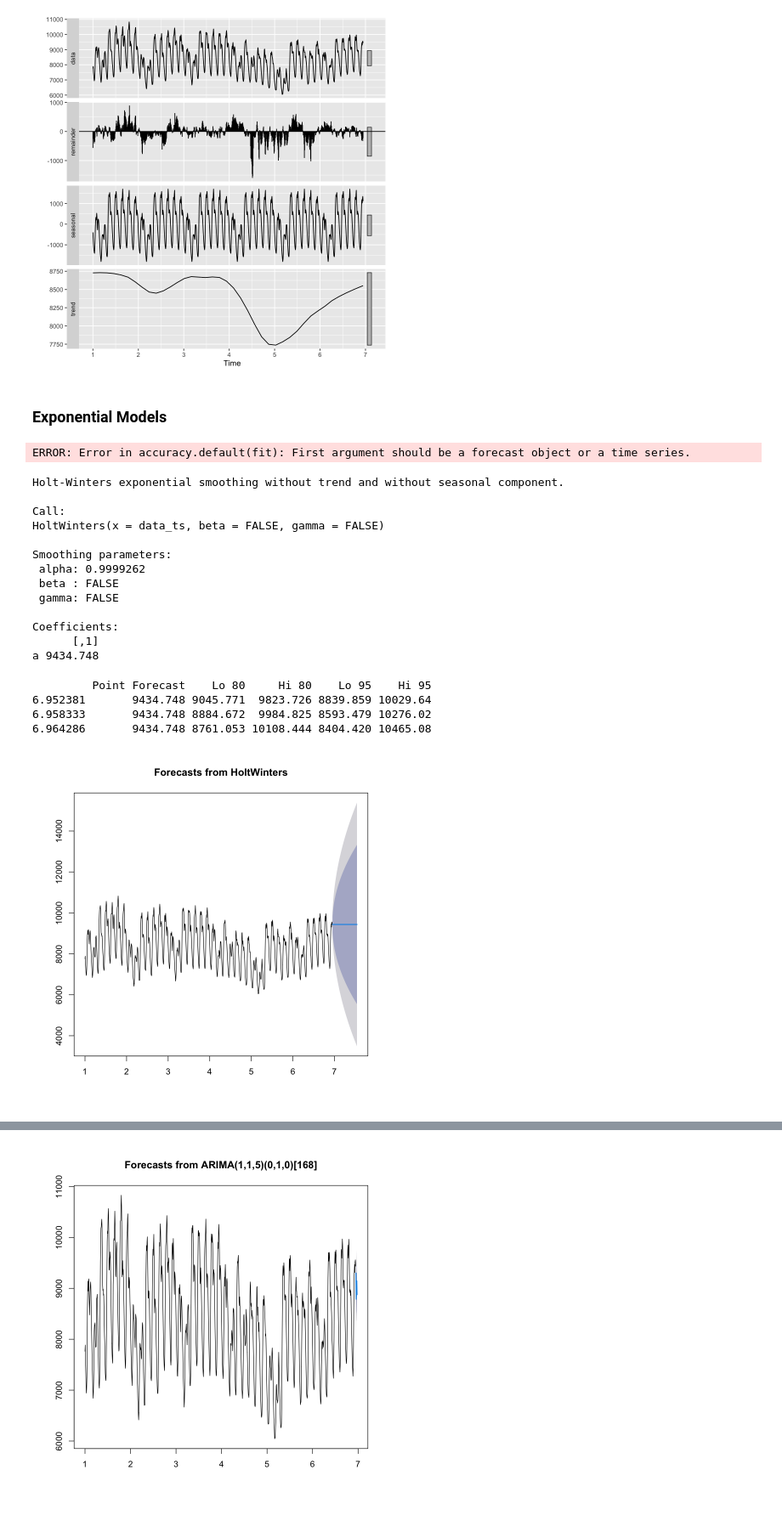
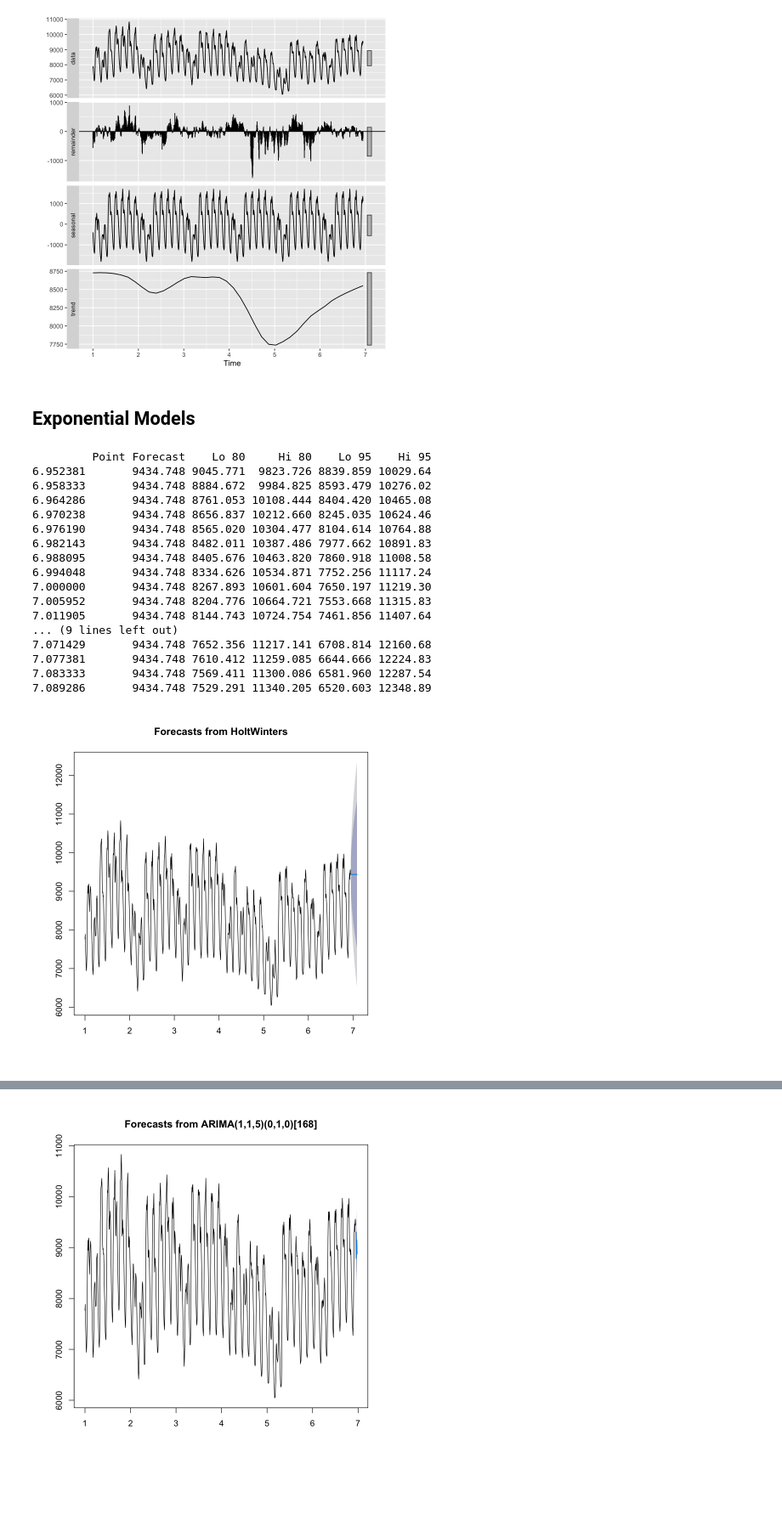
Before and after one commit to emmandecena/jpbook, a Jupyter notebook: book/docs/electricitymarkets/demand.ipynb, the cells around one changed output, grey strips where cells are left out. Shown at 85% size. Saved outputs shown, nothing was run; the diff lists cells and outputs as text; code cells hidden in the pictures; blank space fills up the shorter version.

```diff
--- a/book/docs/electricitymarkets/demand.ipynb
+++ b/book/docs/electricitymarkets/demand.ipynb
@@ -67,36 +67,29 @@ autoplot(stl(data_ts, s.window = "periodic", robust = TRUE))
 # %% [output]
 [figure]
 # %% [markdown]
-### Exponential Models
+## Exponential Models
 # %%
 fit = HoltWinters(data_ts, beta=FALSE, gamma=FALSE)
-# %%
-accuracy(fit)
-# %% [output]
-ERROR: Error in accuracy.default(fit): First argument should be a forecast object or a time series.
-# %%
-fit
-# %% [output]
-Holt-Winters exponential smoothing without trend and without seasonal component.
-
-Call:
-HoltWinters(x = data_ts, beta = FALSE, gamma = FALSE)
-
-Smoothing parameters:
- alpha: 0.9999262
- beta : FALSE
- gamma: FALSE
-
-Coefficients:
-      [,1]
-a 9434.748
 # %%
-forecast(fit, 3)
-plot(forecast(fit, 100))
+forecast(fit, 24)
+plot(forecast(fit, 24))
 # %% [output]
          Point Forecast    Lo 80     Hi 80    Lo 95    Hi 95
 6.952381       9434.748 9045.771  9823.726 8839.859 10029.64
 6.958333       9434.748 8884.672  9984.825 8593.479 10276.02
 6.964286       9434.748 8761.053 10108.444 8404.420 10465.08
+6.970238       9434.748 8656.837 10212.660 8245.035 10624.46
+6.976190       9434.748 8565.020 10304.477 8104.614 10764.88
+6.982143       9434.748 8482.011 10387.486 7977.662 10891.83
+6.988095       9434.748 8405.676 10463.820 7860.918 11008.58
+6.994048       9434.748 8334.626 10534.871 7752.256 11117.24
+7.000000       9434.748 8267.893 10601.604 7650.197 11219.30
+7.005952       9434.748 8204.776 10664.721 7553.668 11315.83
+7.011905       9434.748 8144.743 10724.754 7461.856 11407.64
+... (9 lines left out)
+7.071429       9434.748 7652.356 11217.141 6708.814 12160.68
+7.077381       9434.748 7610.412 11259.085 6644.666 12224.83
+7.083333       9434.748 7569.411 11300.086 6581.960 12287.54
+7.089286       9434.748 7529.291 11340.205 6520.603 12348.89
-[figure, old version]
+[figure, new version]
 # %% [markdown]
```
Also changed, not shown: parts of 6 cells of this notebook, 12 other files.
